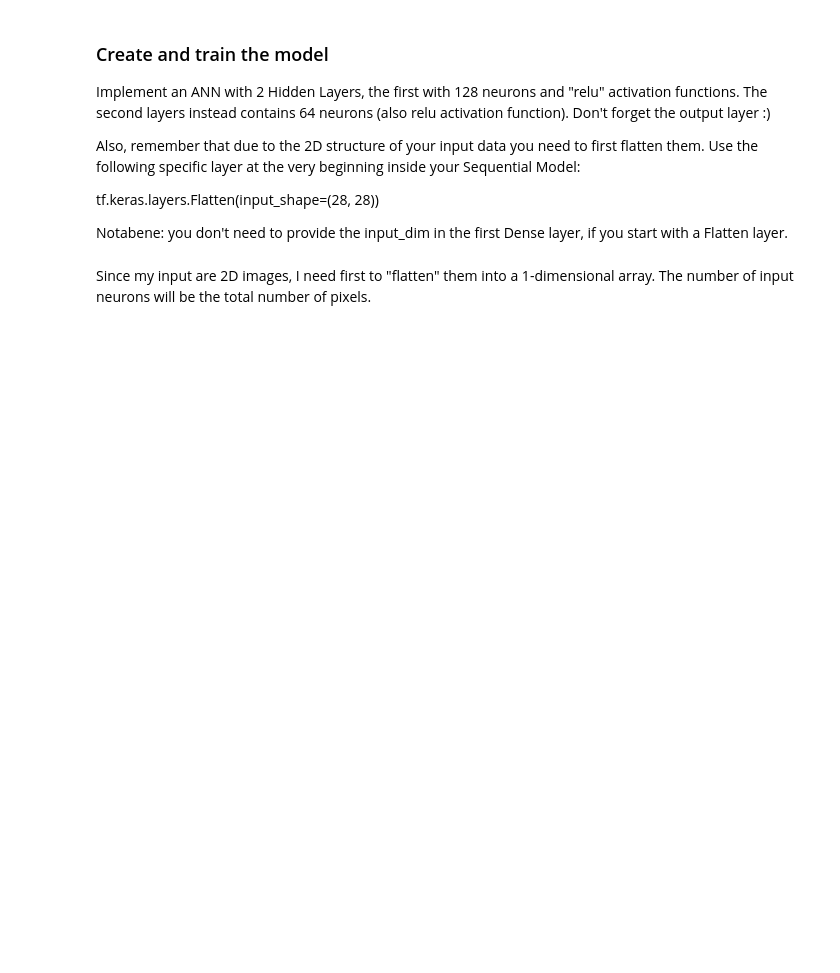
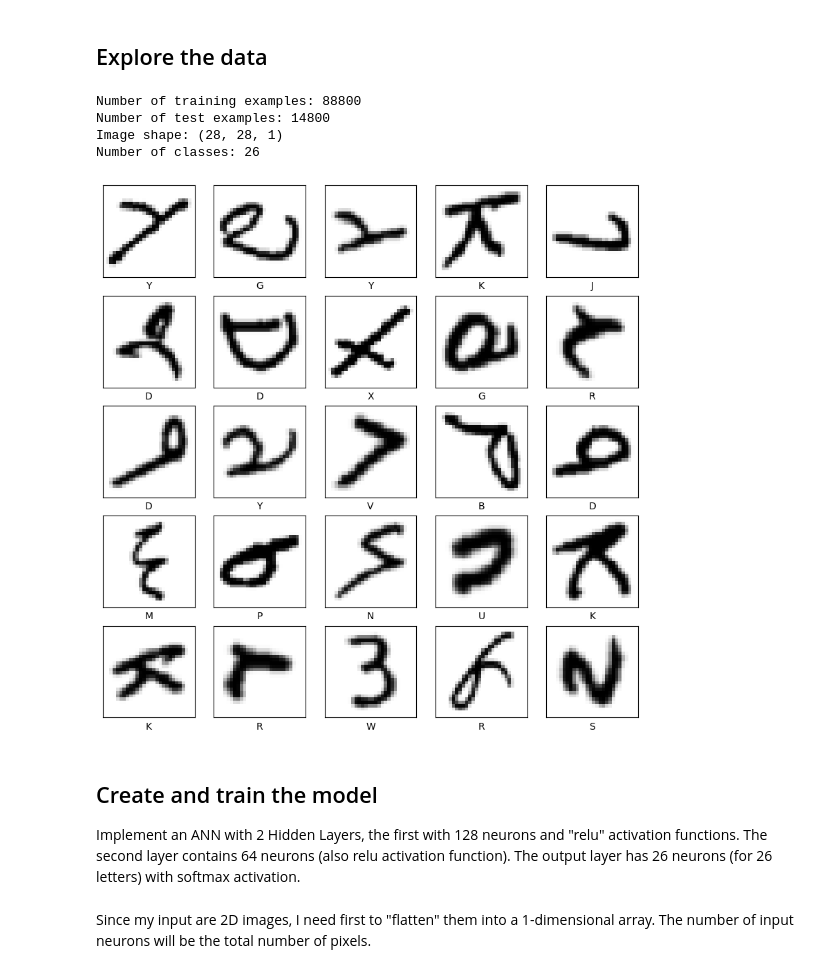
Before and after one commit to Ravinsen/ML_II_Exercises, a Jupyter notebook: SW07/Exercise_II.ipynb, the cells around one changed output. Saved outputs shown, nothing was run; the diff lists cells and outputs as text; code cells hidden in the pictures; blank space fills up the shorter version.

```diff
--- a/SW07/Exercise_II.ipynb
+++ b/SW07/Exercise_II.ipynb
@@ -49,0 +23,34 @@ array([7, 3, 4, ..., 5, 6, 8], dtype=uint8)
+# %%
+# Load EMNIST Letters dataset
+(ds_train, ds_test), ds_info = tfds.load(
+    'emnist/letters',  # Using letters variant
+    split=['train', 'test'],
+    shuffle_files=True,
+    as_supervised=True,
+    with_info=True,
+)
+
+# Convert to numpy arrays
+def prepare_dataset(dataset):
+    images = []
+    labels = []
+    for image, label in dataset:
+        # Labels in EMNIST are 1-indexed (1-26), subtract 1 to make 0-indexed
+        images.append(image.numpy())
+        labels.append(label.numpy() - 1)  # Convert to 0-25 range
+
+    return np.array(images), np.array(labels)
+
+# Get training and test data
+train_images, train_labels = prepare_dataset(ds_train)
+test_images, test_labels = prepare_dataset(ds_test)
+
+# Normalize pixel values to be between 0 and 1
+train_images = train_images / 255.0
+test_images = test_images / 255.0
+
+# Create a letter map for easier visualization (A-Z)
+letters = [chr(ord('A') + i) for i in range(26)]
+
+print('Training set shape:', train_images.shape)
+print('Test set shape:', test_images.shape)
@@ -50,13 +66,32 @@ array([7, 3, 4, ..., 5, 6, 8], dtype=uint8)
+# %% [markdown]
+## Explore the data
+# %%
+# Display information about the dataset
+print(f"Number of training examples: {len(train_images)}")
+print(f"Number of test examples: {len(test_images)}")
+print(f"Image shape: {train_images[0].shape}")
+print(f"Number of classes: {len(np.unique(train_labels))}")
+# %% [output]
+Number of training examples: 88800
+Number of test examples: 14800
+Image shape: (28, 28, 1)
+Number of classes: 26
+# %%
+# Display first 25 images from the training set
+plt.figure(figsize=(10,10))
+for i in range(25):
+    plt.subplot(5,5,i+1)
+    plt.xticks([])
+    plt.yticks([])
+    plt.grid(False)
+    plt.imshow(train_images[i], cmap=plt.cm.binary)
+    plt.xlabel(letters[train_labels[i]])
+plt.show()
+# %% [output]
+[figure, added]
 # %% [markdown]
-### Create and train the model
-Implement an ANN with 2 Hidden Layers, the first with 128 neurons and "relu" activation functions. The second layers instead contains 64 neurons (also relu activation function).
-Don't forget the output layer :)
+## Create and train the model
 
-Also, remember that due to the 2D structure of your input data you need to first flatten them. Use the following specific layer at the very beginning inside your Sequential Model:
-
-
-tf.keras.layers.Flatten(input_shape=(28, 28))
-
-Notabene: you don't need to provide the input_dim in the first Dense layer, if you start with a Flatten layer.
+Implement an ANN with 2 Hidden Layers, the first with 128 neurons and "relu" activation functions. The second layer contains 64 neurons (also relu activation function). The output layer has 26 neurons (for 26 letters) with softmax activation.
 # %%
 model = tf.keras.models.Sequential([
```
Also changed, not shown: parts of 38 cells of this notebook.
